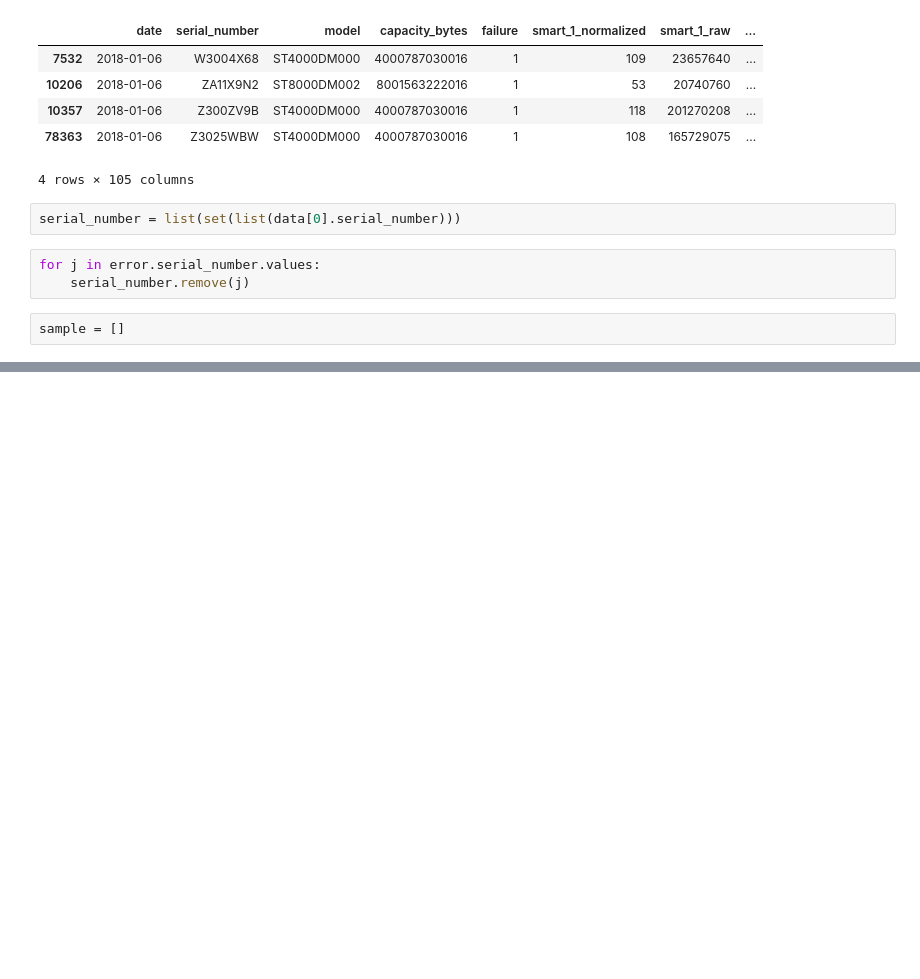
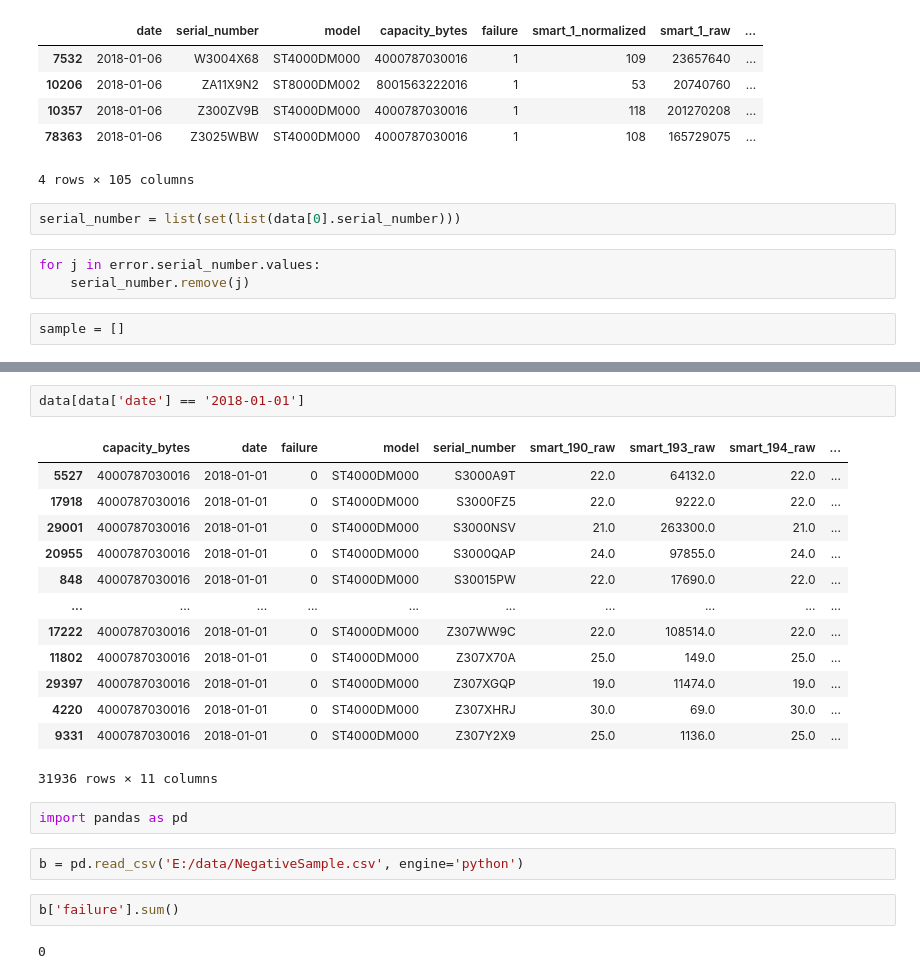
Before and after one commit to hj611/MyItem, a Jupyter notebook: diskfailure/blackblaze/test2.ipynb, the cells around one changed output, grey strips where cells are left out. Drawn from its saved outputs; the diff is of its cells as text; blank space fills up the shorter version.

```diff
--- a/diskfailure/blackblaze/test2.ipynb
+++ b/diskfailure/blackblaze/test2.ipynb
@@ -60,0 +567,24 @@ for i in range(5, len(data)):
+# %%
+data[data['date'] == '2018-01-01']
+# %% [output]
+|  | capacity_bytes | date | failure | model | serial_number | smart_190_raw | smart_193_raw | smart_194_raw | ... |
+| 5527 | 4000787030016 | 2018-01-01 | 0 | ST4000DM000 | S3000A9T | 22.0 | 64132.0 | 22.0 | ... |
+| 17918 | 4000787030016 | 2018-01-01 | 0 | ST4000DM000 | S3000FZ5 | 22.0 | 9222.0 | 22.0 | ... |
+| 29001 | 4000787030016 | 2018-01-01 | 0 | ST4000DM000 | S3000NSV | 21.0 | 263300.0 | 21.0 | ... |
+| 20955 | 4000787030016 | 2018-01-01 | 0 | ST4000DM000 | S3000QAP | 24.0 | 97855.0 | 24.0 | ... |
+| 848 | 4000787030016 | 2018-01-01 | 0 | ST4000DM000 | S30015PW | 22.0 | 17690.0 | 22.0 | ... |
+| ... | ... | ... | ... | ... | ... | ... | ... | ... | ... |
+| 17222 | 4000787030016 | 2018-01-01 | 0 | ST4000DM000 | Z307WW9C | 22.0 | 108514.0 | 22.0 | ... |
+| 11802 | 4000787030016 | 2018-01-01 | 0 | ST4000DM000 | Z307X70A | 25.0 | 149.0 | 25.0 | ... |
+| 29397 | 4000787030016 | 2018-01-01 | 0 | ST4000DM000 | Z307XGQP | 19.0 | 11474.0 | 19.0 | ... |
+| 4220 | 4000787030016 | 2018-01-01 | 0 | ST4000DM000 | Z307XHRJ | 30.0 | 69.0 | 30.0 | ... |
+| 9331 | 4000787030016 | 2018-01-01 | 0 | ST4000DM000 | Z307Y2X9 | 25.0 | 1136.0 | 25.0 | ... |
+31936 rows × 11 columns
+# %%
+import pandas as pd
+# %%
+b = pd.read_csv('E:/data/NegativeSample.csv', engine='python')
+# %%
+b['failure'].sum()
+# %% [output]
+0
```
Also changed, not shown: parts of 75 cells of this notebook, 21 other files.
